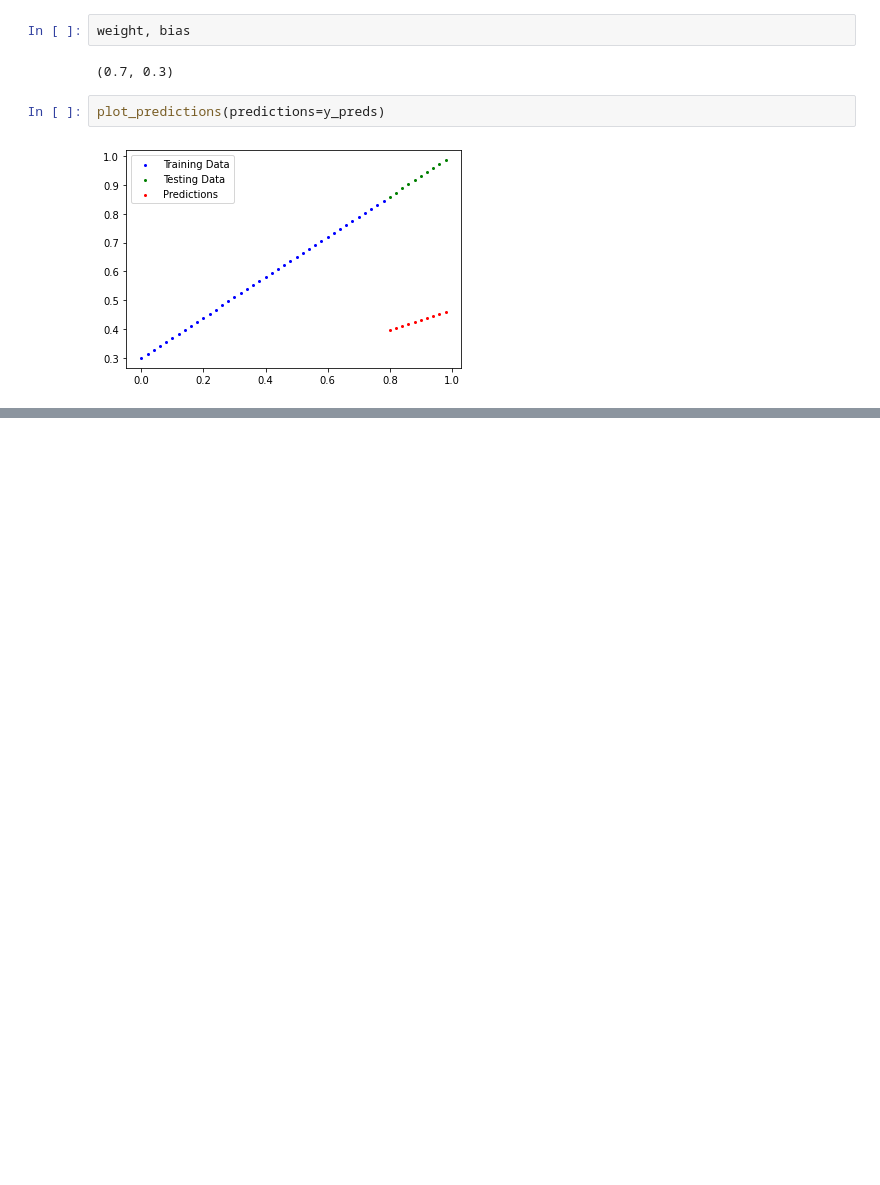
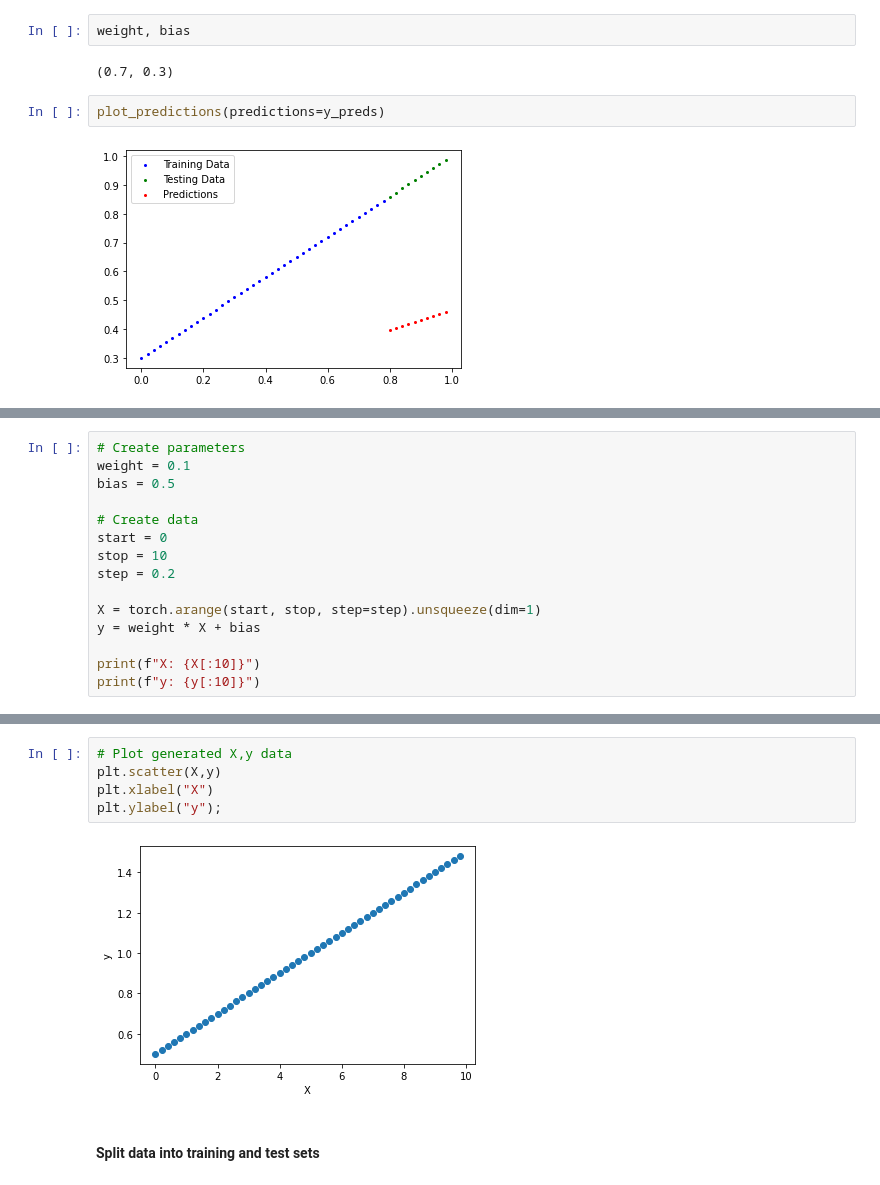
Before and after one commit to maronem/PyTorch, a Jupyter notebook: 01_pytorch_workflow_.ipynb, the cells around one changed output, grey strips where cells are left out. Saved outputs shown, nothing was run; the diff lists cells and outputs as text; blank space fills up the shorter version.

```diff
--- a/01_pytorch_workflow_.ipynb
+++ b/01_pytorch_workflow_.ipynb
@@ -410,0 +624,15 @@ plot_predictions(predictions=y_preds)
+# %%
+# Create parameters
+weight = 0.1
+bias = 0.5
+
+# Create data
+start = 0
+stop = 10
+step = 0.2
+
+X = torch.arange(start, stop, step=step).unsqueeze(dim=1)
+y = weight * X + bias
+
+print(f"X: {X[:10]}")
+print(f"y: {y[:10]}")
@@ -410,0 +660,9 @@ plot_predictions(predictions=y_preds)
+# %%
+# Plot generated X,y data
+plt.scatter(X,y)
+plt.xlabel("X")
+plt.ylabel("y");
+# %% [output]
+[figure, added]
+# %% [markdown]
+#### Split data into training and test sets
```
Also changed, not shown: parts of 48 cells of this notebook.
